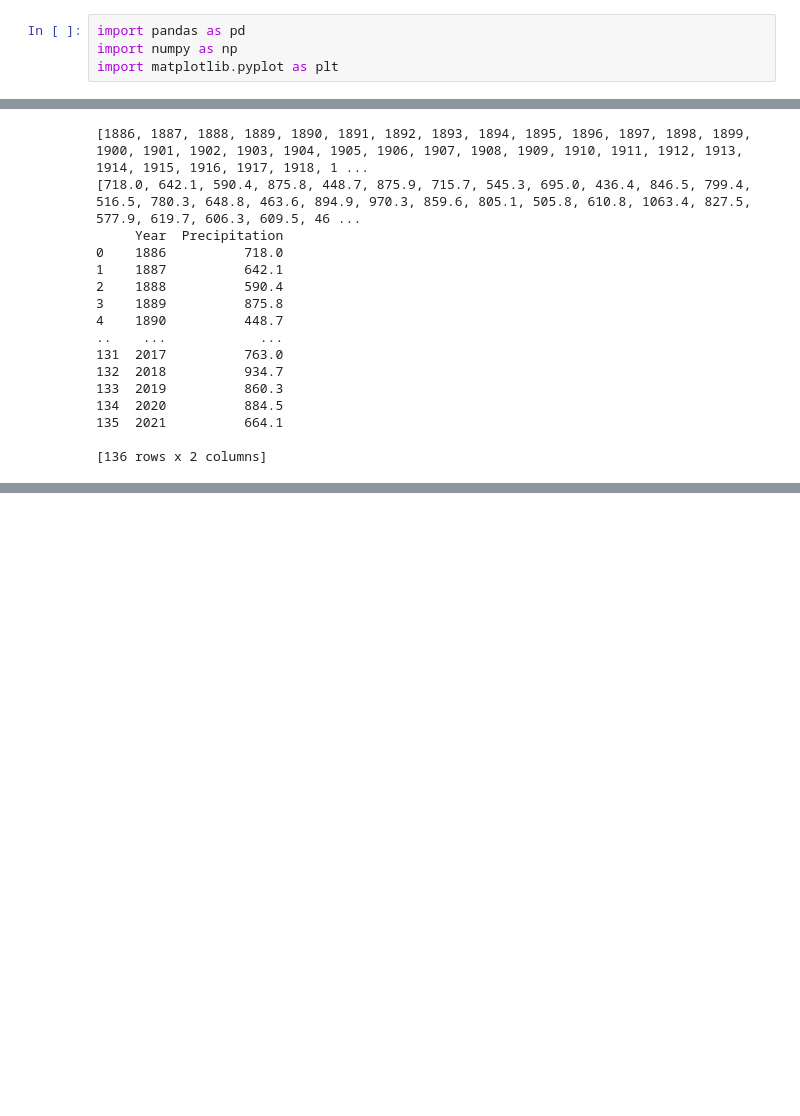
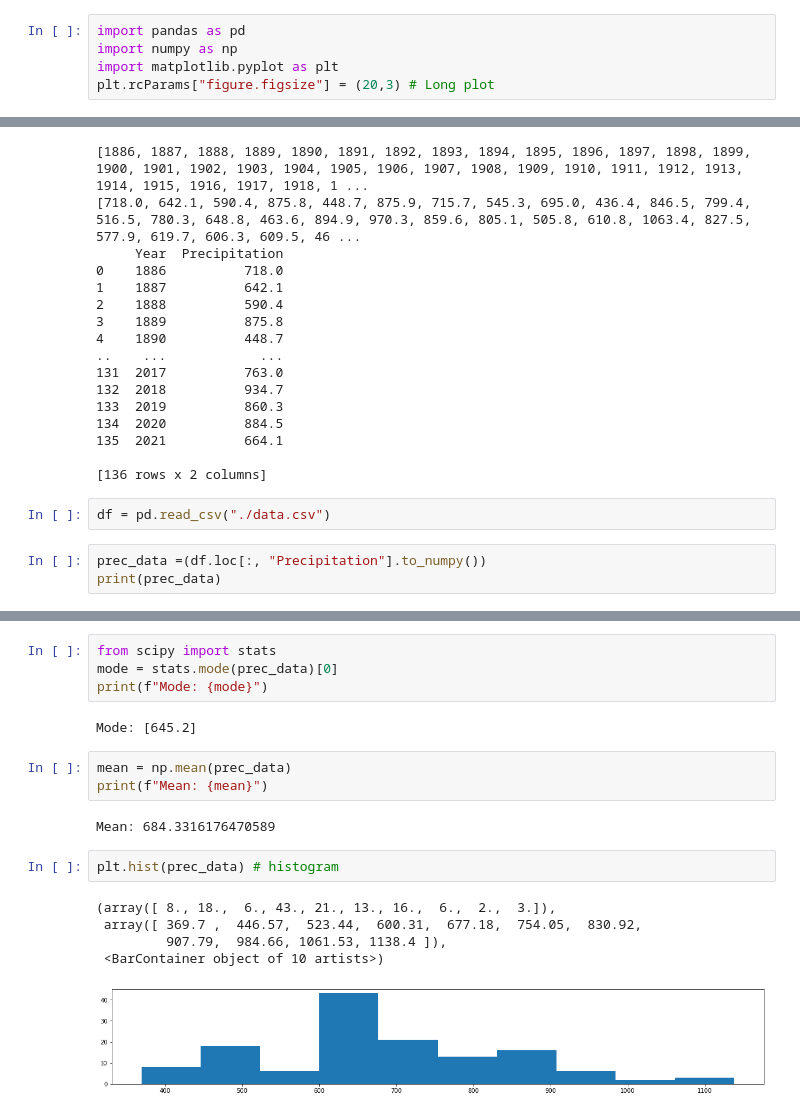
Before and after one commit to Foxxy-HCMUS/HCMUS-Applied-Maths-and-Statistics-Projects, a Jupyter notebook: Project 1/Problem 1/Codes/source_code.ipynb, the cells around one changed output, grey strips where cells are left out. Drawn from its saved outputs; the diff is of its cells as text; blank space fills up the shorter version.

Commit message:
visualize data - mekanican

```diff
--- a/Project 1/Problem 1/Codes/source_code.ipynb
+++ b/Project 1/Problem 1/Codes/source_code.ipynb
@@ -8,6 +8,7 @@ First, we need to import some libraries for data processing.
 import pandas as pd
 import numpy as np
 import matplotlib.pyplot as plt
+plt.rcParams["figure.figsize"] = (20,3) # Long plot
 # %% [markdown]
 * `pandas:` offers data structures and operations to manipulate numerical tables and time series.
 * `numpy:` offers a giant collection of high-level mathematical functions to operate on arrays and matrices.
@@ -156,3 +157,8 @@ data_frame.to_csv("data.csv")
 135  2021          664.1
 
 [136 rows x 2 columns]
+# %%
+df = pd.read_csv("./data.csv")
+# %%
+prec_data =(df.loc[:, "Precipitation"].to_numpy())
+print(prec_data)
@@ -158,0 +180,19 @@ data_frame.to_csv("data.csv")
+# %%
+from scipy import stats
+mode = stats.mode(prec_data)[0]
+print(f"Mode: {mode}")
+# %% [output]
+Mode: [645.2]
+# %%
+mean = np.mean(prec_data)
+print(f"Mean: {mean}")
+# %% [output]
+Mean: 684.3316176470589
+# %%
+plt.hist(prec_data) # histogram
+# %% [output]
+(array([ 8., 18.,  6., 43., 21., 13., 16.,  6.,  2.,  3.]),
+ array([ 369.7 ,  446.57,  523.44,  600.31,  677.18,  754.05,  830.92,
+         907.79,  984.66, 1061.53, 1138.4 ]),
+ <BarContainer object of 10 artists>)
+[figure, added]
```
Also changed, not shown: parts of 3 cells of this notebook.
